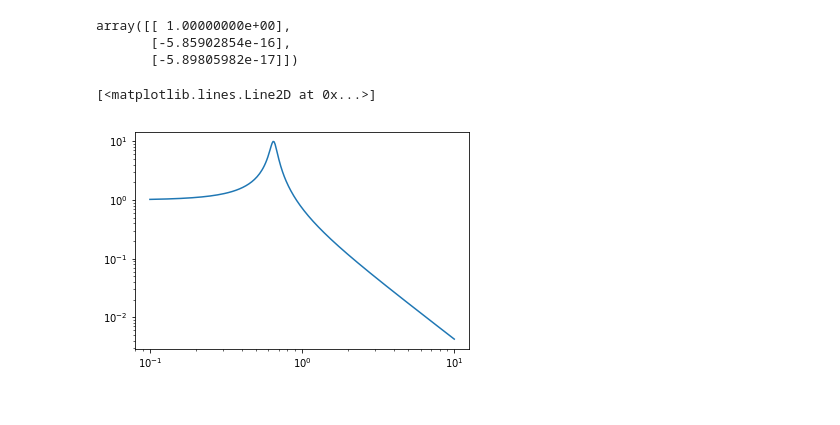
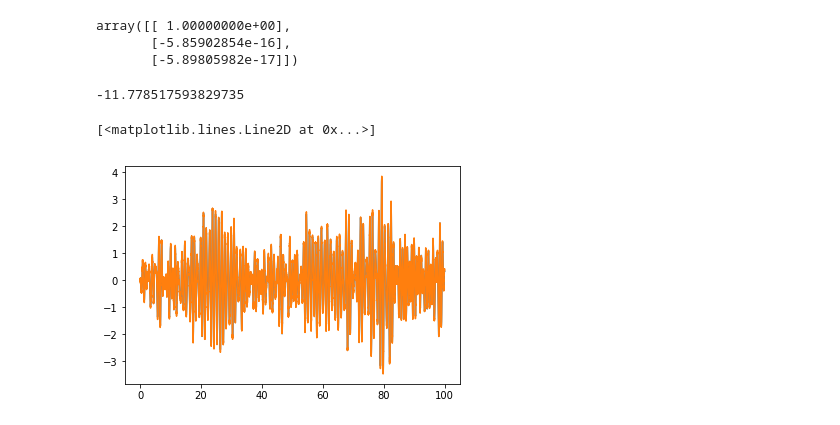
Before and after one commit to terrencetec/kontrol, a Jupyter notebook: dev/model_reference_diagonalization.ipynb, the cells around one changed output. Cells and saved outputs as stored; diff of their text form; code cells hidden in the pictures.

```diff
--- a/dev/model_reference_diagonalization.ipynb
+++ b/dev/model_reference_diagonalization.ipynb
@@ -69,10 +70,3 @@ np.matmul(OL2EUL(),LPY2QPD(1,0,0))
 array([[ 1.00000000e+00],
        [-5.85902854e-16],
        [-5.89805982e-17]])
-# %%
-f = np.linspace(0.1,10,1000)
-L_tf = tf([(0.65*2*np.pi)**2],[1,0.65*2*np.pi/10,(0.65*2*np.pi)**2])
-plt.loglog(f, abs(L_tf.horner(2*np.pi*f*1j)[0][0]))
-# %% [output]
-[<matplotlib.lines.Line2D at 0x...>]
-[figure, removed]
@@ -78,0 +124,34 @@ plt.loglog(f, abs(L_tf.horner(2*np.pi*f*1j)[0][0]))
+# %%
+sum(np.matmul(OL2EUL(),np.array([x1,y1,x2,y2]))[2,:]-Y_ts)
+# np.shape(OL2EUL())
+# %% [output]
+-11.778517593829735
+# %%
+def cost(args, x1=x1, y1=y1, x2=x2, y2=y2, input_=input_, L_tf=L_tf, P_tf=P_tf, Y_tf=Y_tf, t=t):
+    _OL2EUL = np.reshape(args, (3, 4))
+    LPY_meas = np.matmul(_OL2EUL, np.array([x1, y1, x2, y2]))
+    L_meas, P_meas, Y_meas = LPY_meas[0, :], LPY_meas[1, :], LPY_meas[2, :]
+    _, L_ts, _ = forced_response(L_tf, U=input_, T=t)
+    _, P_ts, _ = forced_response(P_tf, U=input_, T=t)
+    _, Y_ts, _ = forced_response(Y_tf, U=input_, T=t)
+    L_error = sum((L_meas-L_ts)**2)
+    P_error = sum((P_meas-P_ts)**2)
+    Y_error = sum((Y_meas-Y_ts)**2)
+    return(L_error+P_error+Y_error)
+# %%
+from scipy.optimize import *
+x0 = np.array([
+        [0, 0, 1, 0],
+        [1, 0, 0, 0],
+        [0, 1, 0, 0]
+    ])
+res = minimize(cost, x0 = x0)
+# %%
+OL2EUL_cal=np.reshape(res.x,(3,4))
+LPY_meas = np.matmul(OL2EUL_cal, np.array([x1, y1, x2, y2]))
+L_meas, P_meas, Y_meas = LPY_meas[0, :], LPY_meas[1, :], LPY_meas[2, :]
+plt.plot(t,Y_ts)
+plt.plot(t,Y_meas)
+# %% [output]
+[<matplotlib.lines.Line2D at 0x...>]
+[figure, added]
```
Also changed, not shown: parts of 5 cells of this notebook, 1 other file.
